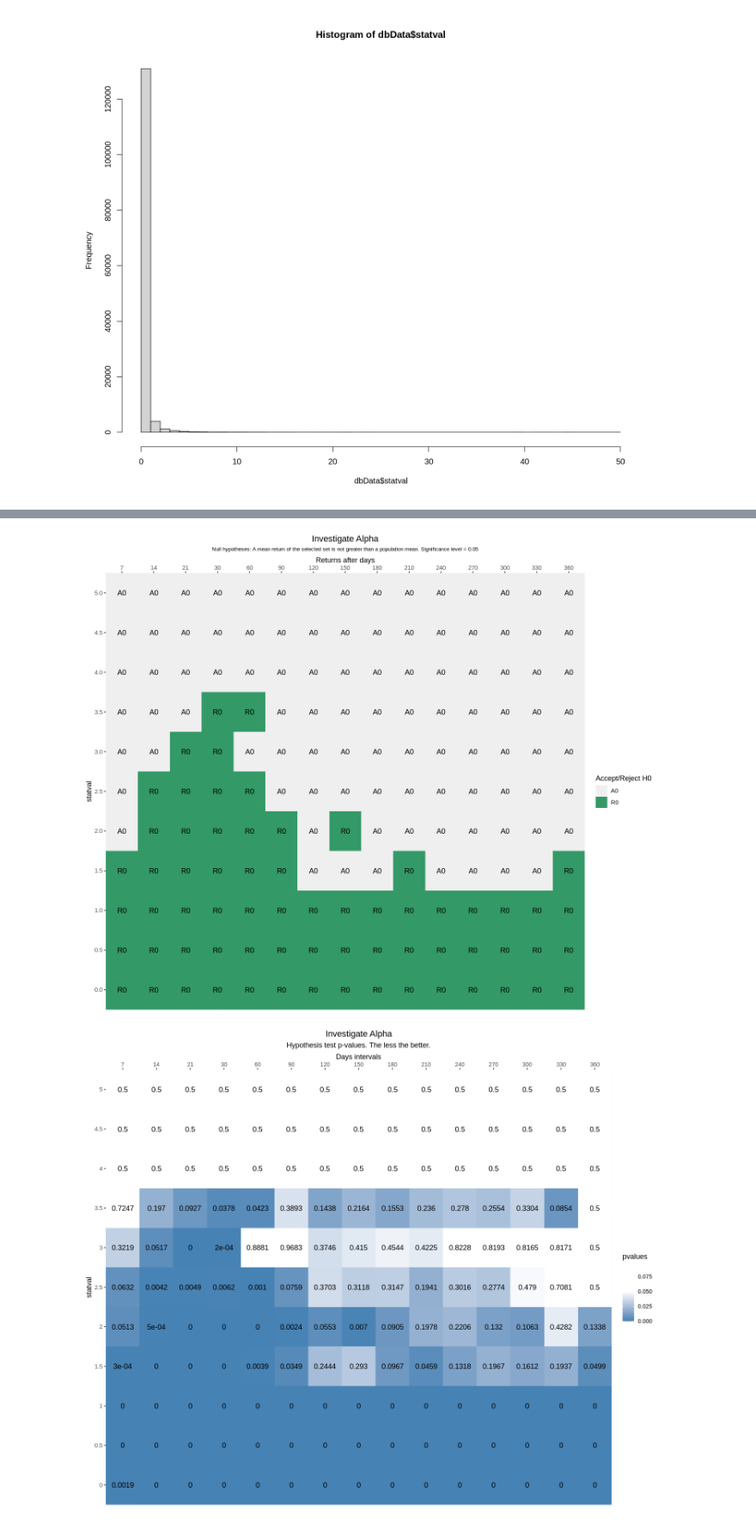
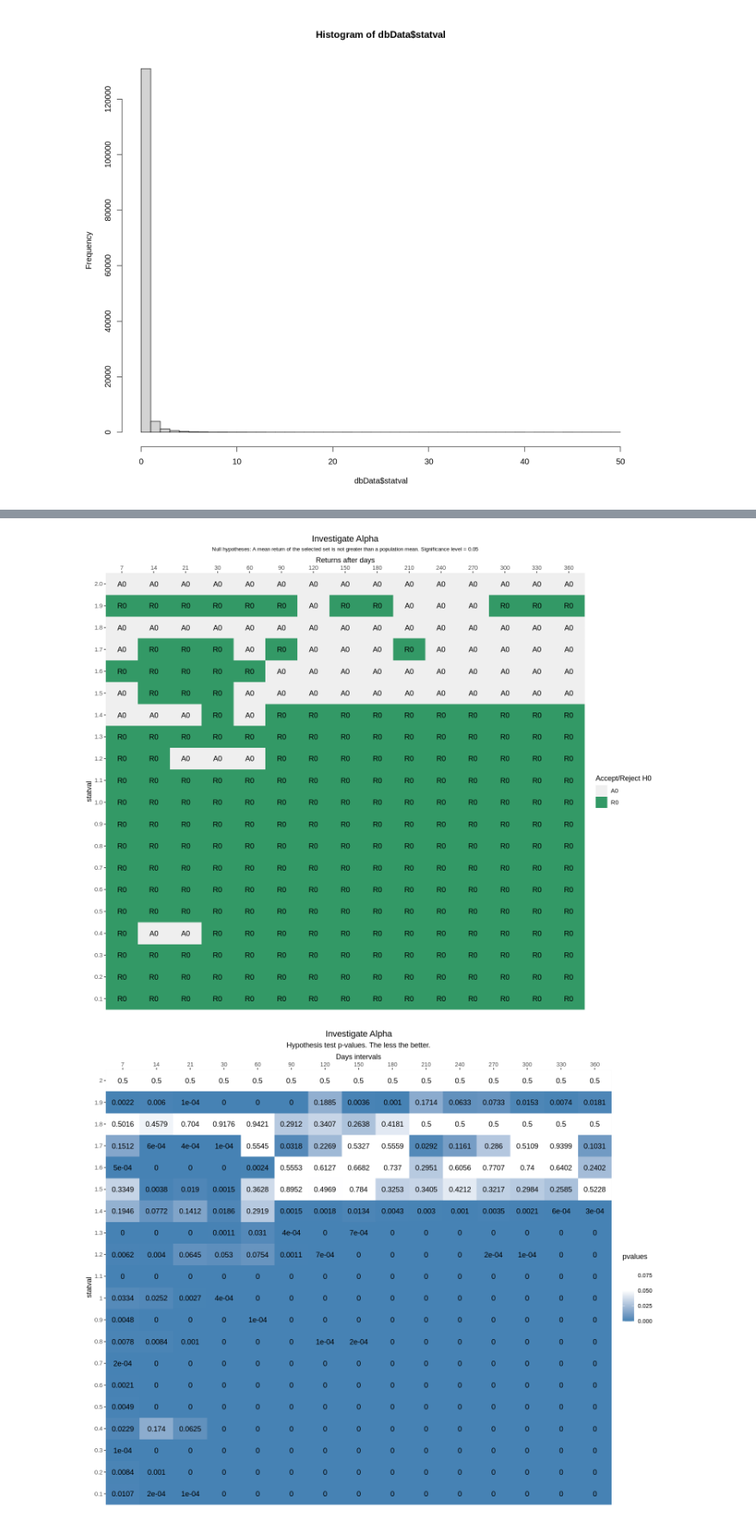
Before and after one commit to Svancara/C2ScoringWorkbench, a Jupyter notebook: C2Score_Alpha.ipynb, the cells around one changed output, grey strips where cells are left out. Shown at 86% size. Saved outputs shown, nothing was run; the diff lists cells and outputs as text; code cells hidden in the pictures.

```diff
--- a/C2Score_Alpha.ipynb
+++ b/C2Score_Alpha.ipynb
@@ -43,7 +44,7 @@ hist(dbData$statval,breaks=50)
 sql = "select statval, eq.*
  from ReturnsDataInIntervalsCleanedSkip090 eq
  join historical_stats_modern h on h.systemid=eq.systemid and h.YYYYMMDD = cast(date_format(DateStart,'%Y%m%d') AS UNSIGNED)
- where statname='Alpha' and statval > 0 and statval <= 5"
+ where statname='Alpha' and statval > 0.1 and statval <= 2"
 
 dbData = getC2ScoreDbData(sql)
 overview(dbData)
@@ -58,7 +59,7 @@ experiment = list(
   description = "Investigate Alpha",
   sqlText = sql, # the sql above
   attributeName = "statval",
-  attributeSteps = seq(from = 0, to = 5, by = 0.5))
+  attributeSteps = seq(from = 0.1, to = 2, by = 0.1))
 
 result = makeExperiment(experiment)
 # %% [output]
@@ -73,5 +74,5 @@ Descriptive stats of all data selected in the experiment:
-[figure, old version]
+[figure, new version]
-[figure, old version]
+[figure, new version]
 # %%
 showSDLessHypothesisTest(experiment, result)
 # %% [output]
```
Also changed, not shown: parts of 9 cells of this notebook.
